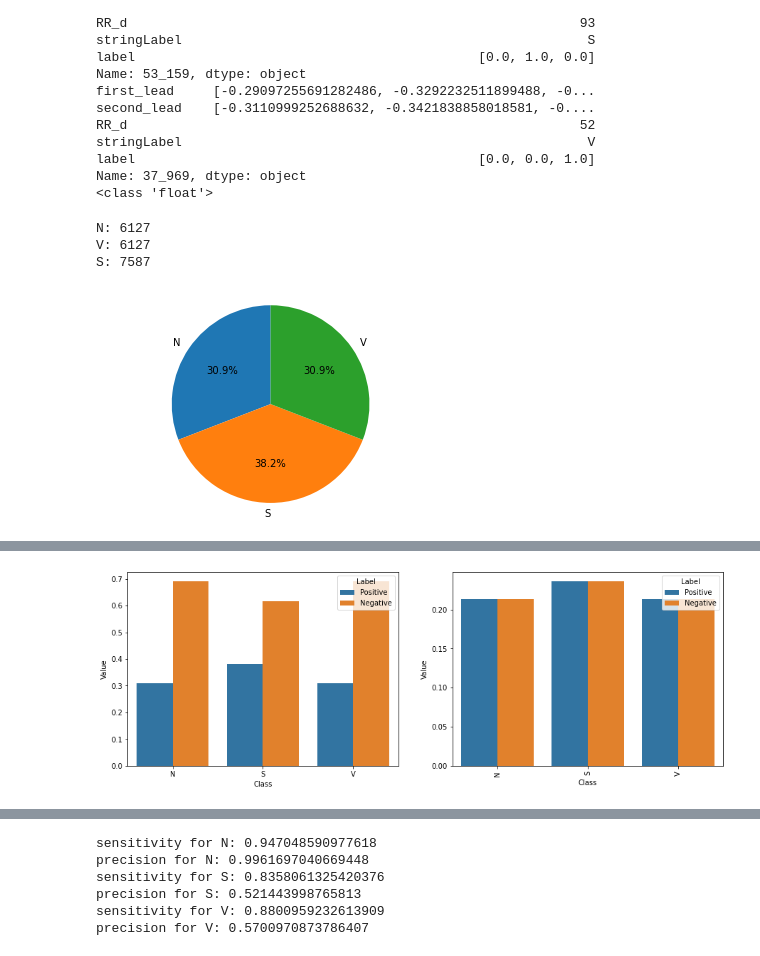
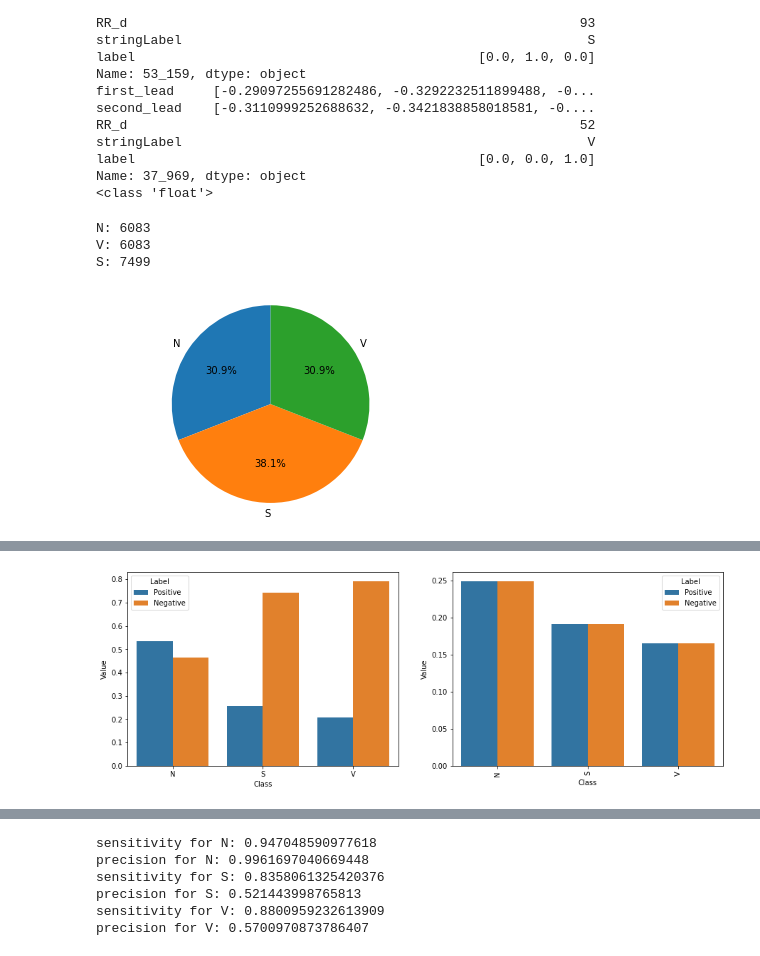
Before and after one commit to simonetome/Heartbeat-NSV-classification, a Jupyter notebook: ResNetBaseline.ipynb, the cells around one changed output, grey strips where cells are left out. Drawn from its saved outputs; the diff is of its cells as text; code cells hidden in the pictures.

```diff
--- a/ResNetBaseline.ipynb
+++ b/ResNetBaseline.ipynb
@@ -236,8 +236,8 @@ def notch_filter(cutoff, fs, q=30):
     return b, a
 
 #def bandpass_filter(data, filter_order=5, lowcut = .5, highcut = 55, signal_freq=128):
-def bandpass_filter(data, filter_order=5, lowcut = .5, highcut = 30, signal_freq=128):
-#def bandpass_filter(data, filter_order=5, lowcut = .5, highcut = 55, signal_freq=128):
+#def bandpass_filter(data, filter_order=5, lowcut = .5, highcut = 30, signal_freq=128):
+def bandpass_filter(data, filter_order=5, lowcut = 1, highcut = 45, signal_freq=128):
         """
         Method responsible for creating and applying Butterworth filter.
         :param deque data: raw data
@@ -269,9 +269,11 @@ for id in tqdm(ids):
     first_sig = bandpass_filter(first_sig)
     second_sig = bandpass_filter(second_sig)
 
-    first_sig = hp.smooth_signal(first_sig, 128, window_length=None, polyorder=2)
+    #first_sig = hp.enhance_ecg_peaks(first_sig, 128)
+    #first_sig = hp.smooth_signal(first_sig, 128, window_length=None, polyorder=2)
     #first_sig = hp.remove_baseline_wander(first_sig, 128,cutoff=0.01)
-    second_sig = hp.smooth_signal(second_sig, 128, window_length=None, polyorder=2)
+    #second_sig = hp.enhance_ecg_peaks(second_sig, 128)
+    #second_sig = hp.smooth_signal(second_sig, 128, window_length=None, polyorder=2)
     #second_sig = hp.remove_baseline_wander(second_sig, 128,cutoff=0.01)
 
 
@@ -323,7 +325,7 @@ def convert_to_one_hot(label):
 def create_patch_v2(df):
   dataset_dict = {}
   ids = df.index.tolist()
-  offset = 20
+  offset = 50
   for id in tqdm(ids):
       row =  df.loc[id]
 
@@ -375,7 +377,7 @@ def create_patch_v2(df):
       ###
 
 
-      max_len = 300
+      max_len = 500
       #6B) Setting last peak RR as T
       rr_list.append(T)
 
@@ -406,8 +408,8 @@ def create_patch_v2(df):
           index = str(id)+'_'+str(i)
           dataset_dict[index] = {}
 
-          first_lead = ((first_lead - first_lead.min())/(first_lead.max()-first_lead.min())).tolist()
-          second_lead = ((second_lead - second_lead.min())/(second_lead.max()-second_lead.min())).tolist()
+          first_lead = (255*(first_lead - first_lead.min())/(first_lead.max()-first_lead.min())).tolist()
+          second_lead = (255*(second_lead - second_lead.min())/(second_lead.max()-second_lead.min())).tolist()
           first_lead = resample(first_lead, max_len)
           second_lead = resample(second_lead, max_len)
           dataset_dict[index]["first_lead"] = first_lead
@@ -420,7 +422,7 @@ def create_patch_v2(df):
   return dataset_df
 
 classes = np.array(["N","S","V"])
-validation_percentage = 0.2
+validation_percentage = 0.25
 training_df, validation_df = train_test_split(df,test_size = validation_percentage,random_state=SEED)
 training_patches_df = create_patch_v2(training_df)
 validation_patches_df = create_patch_v2(validation_df)
@@ -655,8 +643,8 @@ num_n = len(training_patches_df[(training_patches_df['stringLabel']=='N')])
 num_s = len(training_patches_df[(training_patches_df['stringLabel']=='S')])
 num_v = len(training_patches_df[(training_patches_df['stringLabel']=='V')])
 
-#to_drop =(num_n - (max(num_s,num_v)))*9//10
-to_drop =(num_n - (min(num_s,num_v)))
+to_drop =(num_n - (max(num_s,num_v)))*95//100
+#to_drop =(num_n - (min(num_s,num_v)))
 
 ids_n = training_patches_df[training_patches_df['stringLabel'] == 'N'].index.tolist()
 random.shuffle(ids_n)
@@ -669,8 +657,8 @@ num_n = len(validation_patches_df[(validation_patches_df['stringLabel']=='N')])
 num_s = len(validation_patches_df[(validation_patches_df['stringLabel']=='S')])
 num_v = len(validation_patches_df[(validation_patches_df['stringLabel']=='V')])
 
-#to_drop =(num_n - (max(num_s,num_v)))*9//10
-to_drop =(num_n - (min(num_s,num_v)))
+to_drop =(num_n - (max(num_s,num_v)))*95//100
+#to_drop =(num_n - (min(num_s,num_v)))
 valid_copy = validation_patches_df
 
 ids_n = validation_patches_df[validation_patches_df['stringLabel'] == 'N'].index.tolist()
@@ -786,9 +774,9 @@ ax1.axis('equal')  # Equal aspect ratio ensures that pie is drawn as a circle.
 fig1.set_facecolor("white")
 plt.show()
 # %% [output]
-N: 6127
-V: 6127
-S: 7587
+N: 6083
+V: 6083
+S: 7499
 [figure]
 # %%
 def create_input(df):
@@ -958,7 +946,7 @@ callbacks = [es,pl]
 pos_weights, neg_weights = compute_weighted_loss_params(y_train)
 custom_loss = get_weighted_loss(pos_weights, neg_weights)
 
-learning_rate = 1e-6
+learning_rate = 1e-3
 nn.compile(
     optimizer = 'adam',
     loss = custom_loss,#'categorical_crossentropy',
@@ -1007,4 +995,4 @@ Epoch 24/100
-[figure, old version]
+[figure, new version]
 # %%
 
 # take also old samples to assess performances
```
Also changed, not shown: parts of 11 cells of this notebook.
